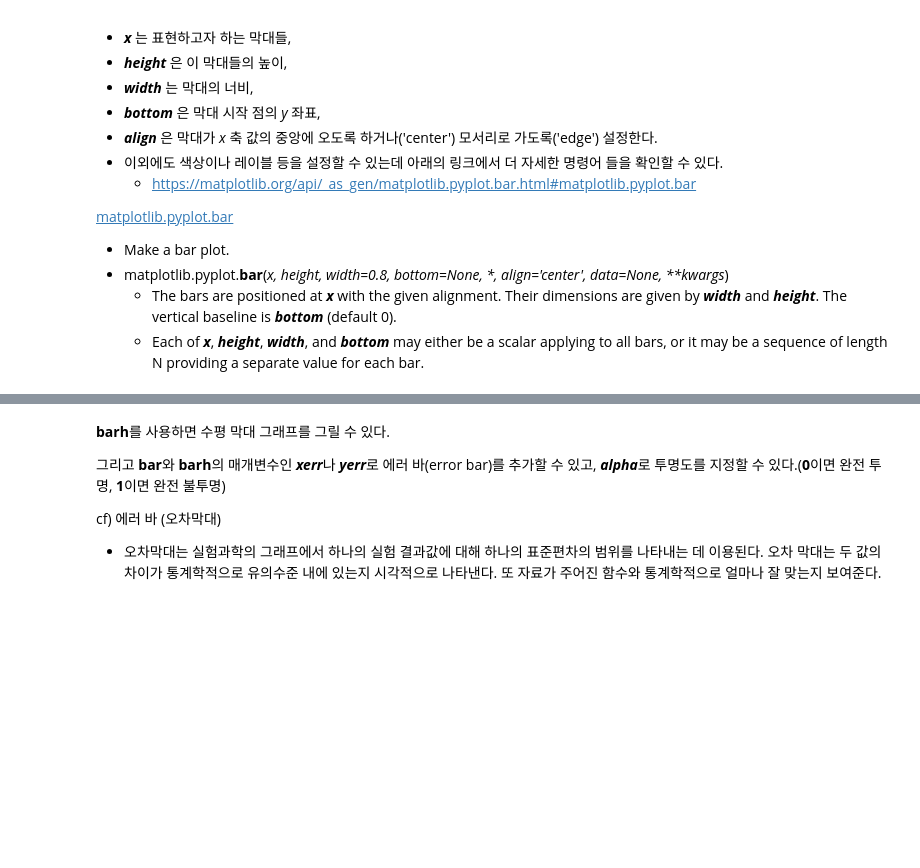
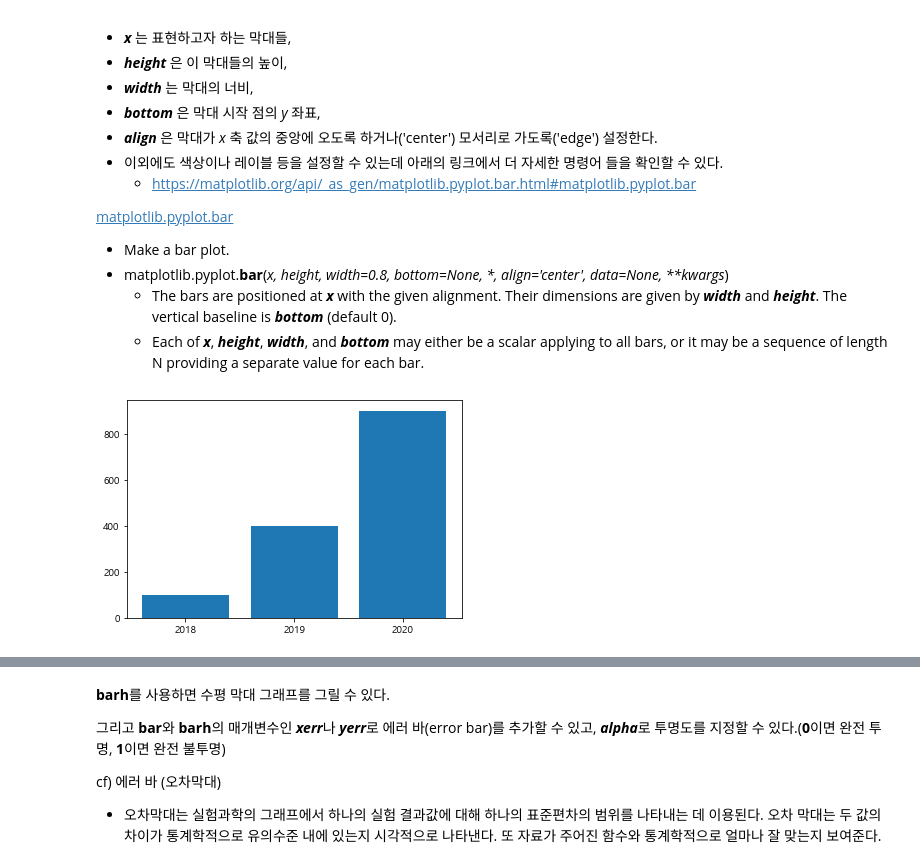
Before and after one commit to kelly062001/Frontend_study, a Jupyter notebook: outta/lecture_4_data_visualization/송현지 - data_visualization_1_배포용.ipynb, the cells around one changed output, grey strips where cells are left out. Saved outputs shown, nothing was run; the diff lists cells and outputs as text; code cells hidden in the pictures; blank space fills up the shorter version.

Commit message:
data_visualization

```diff
--- a/outta/lecture_4_data_visualization/송현지 - data_visualization_1_배포용.ipynb
+++ b/outta/lecture_4_data_visualization/송현지 - data_visualization_1_배포용.ipynb
@@ -666,11 +666,14 @@ plt.show();
 # %%
 x = np.arange(3)
 years = ['2018', '2019', '2020']
 values = [100, 400, 900]
 
 ## type your code ##
-
+plt.bar(x,values)
+plt.xticks(x,years)
 plt.show()
+# %% [output]
+[figure, added]
 # %%
 # multiple bar charts
 # width를 통해 막대의 너비를 조정할 수 있다.
```
Also changed, not shown: parts of 25 cells of this notebook, 2 other files.
